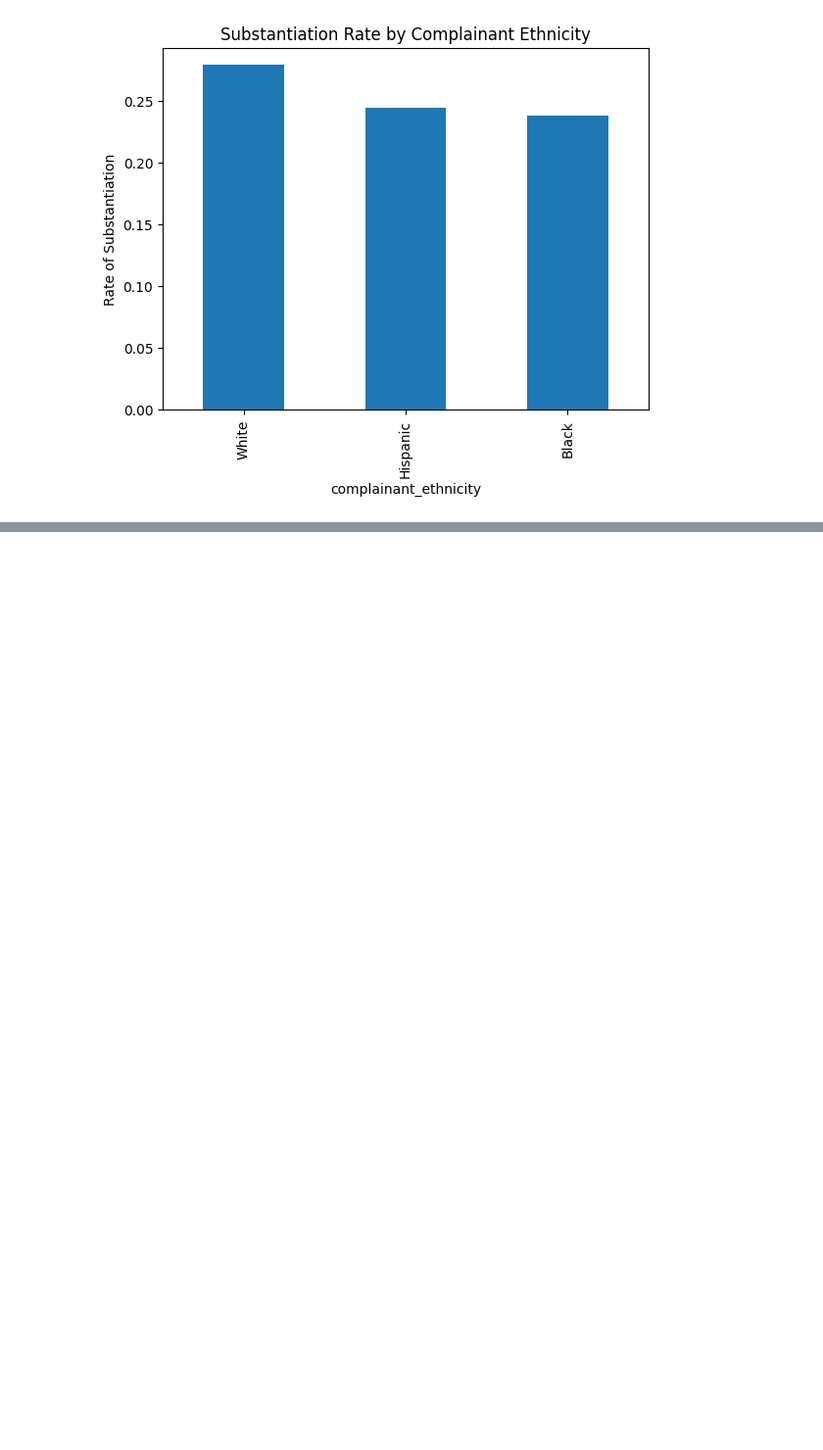
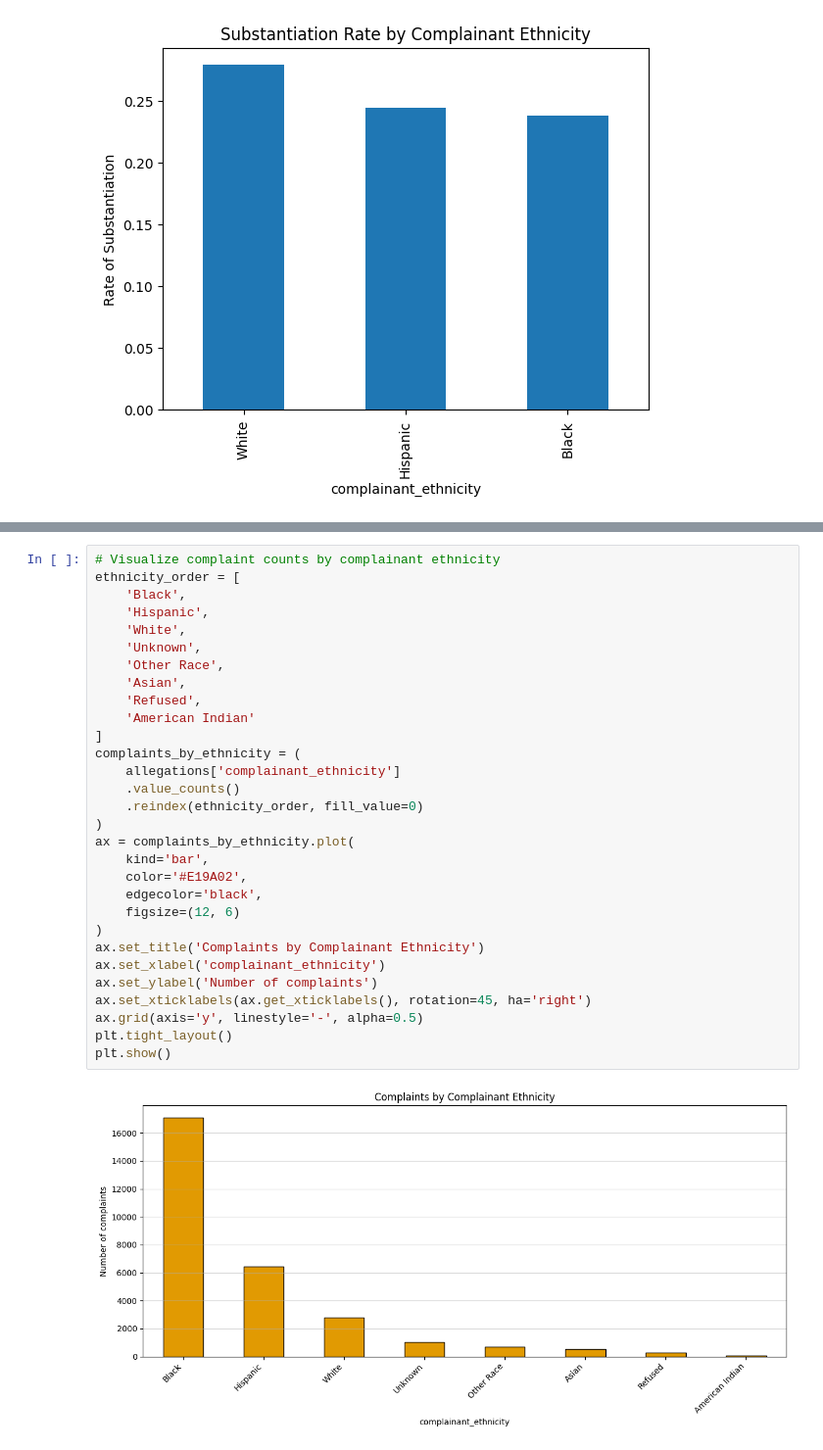
Before and after one commit to VuLe005/Dsc106-project2, a Jupyter notebook: nypd.ipynb, the cells around one changed output, grey strips where cells are left out. Shown at 98% size. Saved outputs shown, nothing was run; the diff lists cells and outputs as text; blank space fills up the shorter version.

```diff
--- a/nypd.ipynb
+++ b/nypd.ipynb
@@ -276,0 +336,32 @@ plt.show()
+# %%
+# Visualize complaint counts by complainant ethnicity
+ethnicity_order = [
+    'Black',
+    'Hispanic',
+    'White',
+    'Unknown',
+    'Other Race',
+    'Asian',
+    'Refused',
+    'American Indian'
+]
+complaints_by_ethnicity = (
+    allegations['complainant_ethnicity']
+    .value_counts()
+    .reindex(ethnicity_order, fill_value=0)
+)
+ax = complaints_by_ethnicity.plot(
+    kind='bar',
+    color='#E19A02',
+    edgecolor='black',
+    figsize=(12, 6)
+)
+ax.set_title('Complaints by Complainant Ethnicity')
+ax.set_xlabel('complainant_ethnicity')
+ax.set_ylabel('Number of complaints')
+ax.set_xticklabels(ax.get_xticklabels(), rotation=45, ha='right')
+ax.grid(axis='y', linestyle='-', alpha=0.5)
+plt.tight_layout()
+plt.show()
+# %% [output]
+[figure, added]
```
Also changed, not shown: parts of 16 cells of this notebook, 3 other files.
